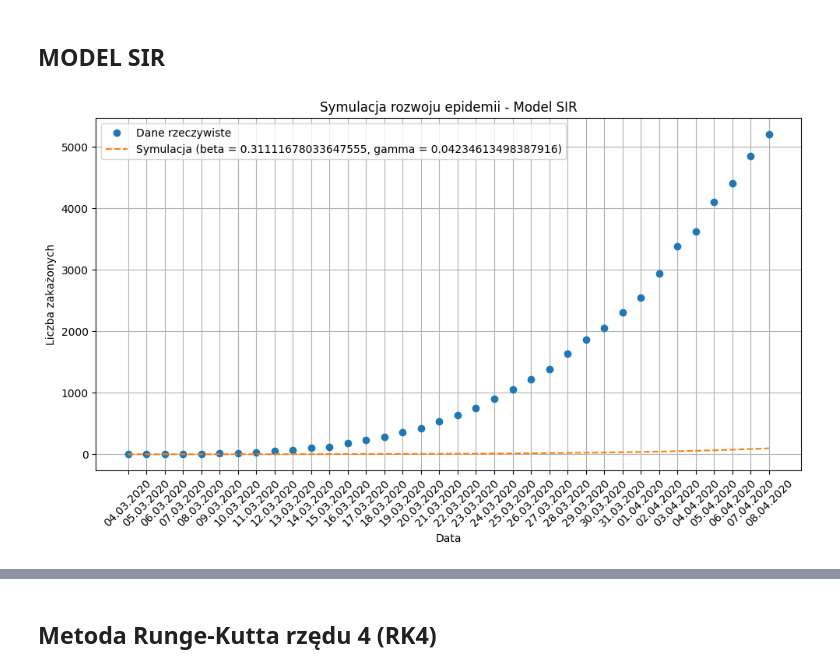
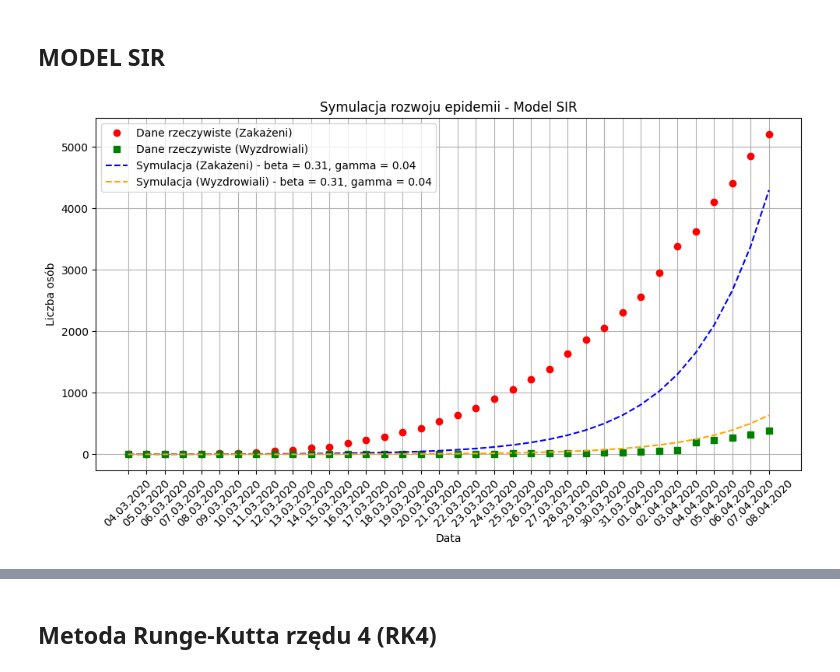
Before and after one commit to 277465/Modelowanie-Pandemii-Sars-cov-19, a Jupyter notebook: projekt.ipynb, the cells around one changed output, grey strips where cells are left out. Drawn from its saved outputs; the diff is of its cells as text; code cells hidden in the pictures.

Commit message:
Euler

```diff
--- a/projekt.ipynb
+++ b/projekt.ipynb
@@ -251,38 +221,46 @@ plt.show()
 # %% [markdown]
 ## MODEL SIR
 # %%
-# Symulacja numeryczna metodą Eulera
-t_max = len(dates)  # Ilość dni
-S = np.zeros(t_max)
-I = np.zeros(t_max)
-R = np.zeros(t_max)
-S[0] = S0
-I[0] = I0
-R[0] = R0
+import numpy as np
+import matplotlib.pyplot as plt
 
-# Krok czasowy
-dt = 1
+# Funkcja do aktualizacji wykresu
+def update(beta, gamma):
+    # Symulacja numeryczna metodą Eulera
+    t_max = len(dates)
+    S = np.zeros(t_max)
+    I = np.zeros(t_max)
+    R = np.zeros(t_max)
+    S[0] = S0
+    I[0] = I0
+    R[0] = R0
 
-# Rozwiązanie równania metodą Eulera
-for t in range(1, t_max):
-    dS = -beta * S[t-1] * I[t-1] * dt / n
-    dI = beta * S[t-1] * I[t-1] * dt / n - gamma * I[t-1] * dt
-    dR = gamma * I[t-1] * dt
-    S[t] = S[t-1] + dS
-    I[t] = I[t-1] + dI
-    R[t] = R[t-1] + dR
+    dt = 1  # Krok czasowy
+    for t in range(1, t_max):
+        dS = -beta * S[t-1] * I[t-1] * dt / n
+        dI = beta * S[t-1] * I[t-1] * dt / n - gamma * I[t-1] * dt
+        dR = gamma * I[t-1] * dt
+        S[t] = S[t-1] + dS
+        I[t] = I[t-1] + dI
+        R[t] = R[t-1] + dR
 
-# Porównanie z danymi
-plt.figure(figsize=(10, 6))
-plt.plot(range(t_max), infected_data, 'o', label='Dane rzeczywiste')
-plt.plot(range(t_max), I, label=f'Symulacja (beta = {beta_avg}, gamma = {gamma_average})', linestyle='--')
-plt.xticks(range(t_max), dates, rotation=45)
-plt.xlabel('Data')
-plt.ylabel('Liczba zakażonych')
-plt.title('Symulacja rozwoju epidemii - Model SIR')
-plt.legend()
-plt.grid(True)
-plt.tight_layout()
-plt.show()
+    # Rysowanie wykresu
+    plt.figure(figsize=(10, 6))
+    plt.plot(range(t_max), infected_data, 'o', label='Dane rzeczywiste (Zakażeni)', color='red')
+    plt.plot(range(t_max), recovery_data, 's', label='Dane rzeczywiste (Wyzdrowiali)', color='green')
+    plt.plot(range(t_max), I, label=f'Symulacja (Zakażeni) - beta = {beta_avg:.2f}, gamma = {gamma_average:.2f}', linestyle='--', color='blue')
+    plt.plot(range(t_max), R, label=f'Symulacja (Wyzdrowiali) - beta = {beta_avg:.2f}, gamma = {gamma_average:.2f}', linestyle='--', color='orange')
+
+    plt.xticks(range(t_max), dates, rotation=45)
+    plt.xlabel('Data')
+    plt.ylabel('Liczba osób')
+    plt.title('Symulacja rozwoju epidemii - Model SIR')
+    plt.legend()
+    plt.grid(True)
+    plt.tight_layout()
+
+    # Odświeżenie wykresu
+    plt.show()
+update(beta, gamma)
 # %% [output]
-[figure, old version]
+[figure, new version]
```
Also changed, not shown: parts of 13 cells of this notebook.
